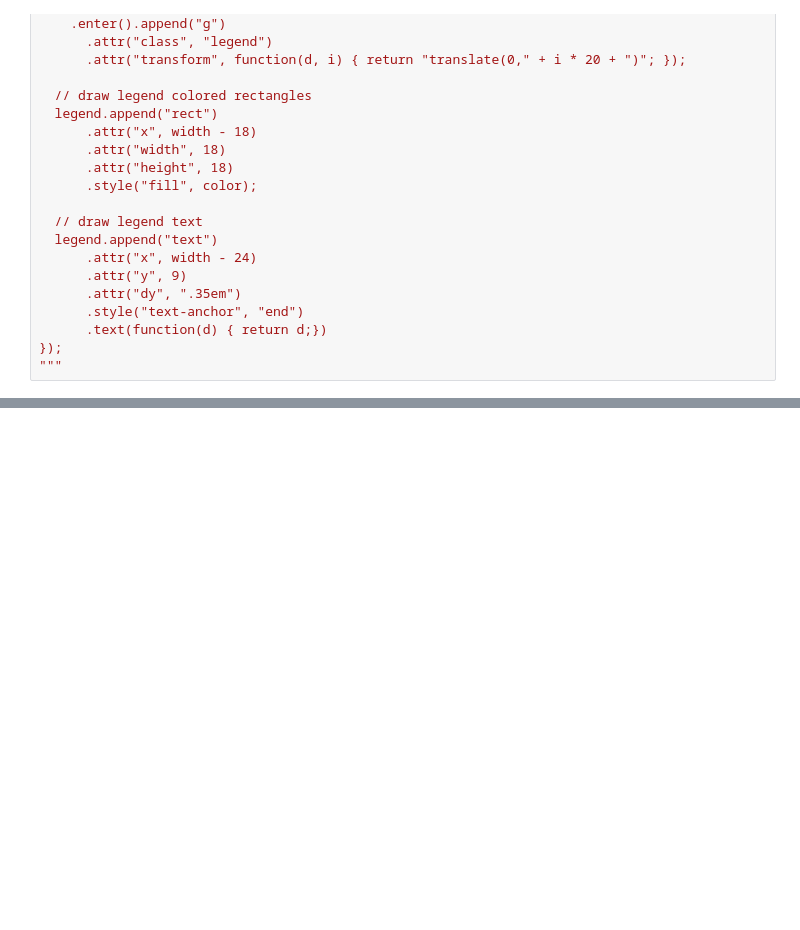
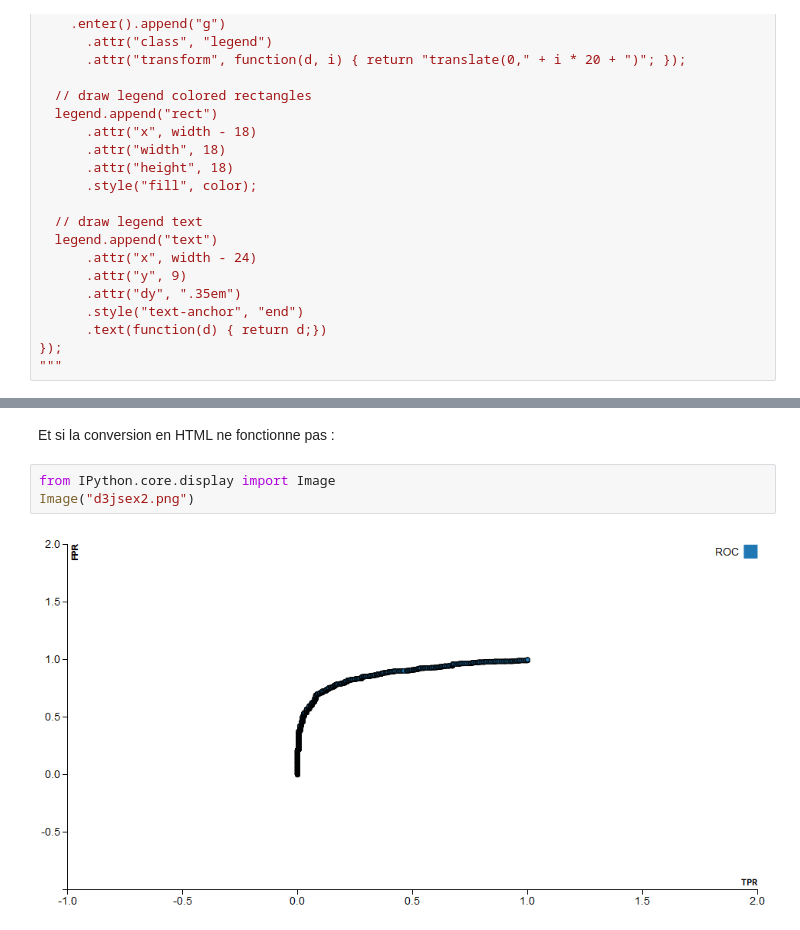
Before and after one commit to sdpython/ensae_teaching_cs, a Jupyter notebook: _doc/notebooks/td2a/td2a_correction_session_4A.ipynb, the cells around one changed output, grey strips where cells are left out. Drawn from its saved outputs; the diff is of its cells as text; blank space fills up the shorter version.

```diff
--- a/_doc/notebooks/td2a/td2a_correction_session_4A.ipynb
+++ b/_doc/notebooks/td2a/td2a_correction_session_4A.ipynb
@@ -527,3 +529,10 @@ display(HTML(html_src))
 # %% [output]
 [interactive output not drawn]
 [interactive output not drawn]
+# %% [markdown]
+Et si la conversion en HTML ne fonctionne pas :
+# %%
+from IPython.core.display import Image
+Image("d3jsex2.png")
+# %% [output]
+[figure, added]
```
Also changed, not shown: parts of 3 cells of this notebook, 6 other files.
